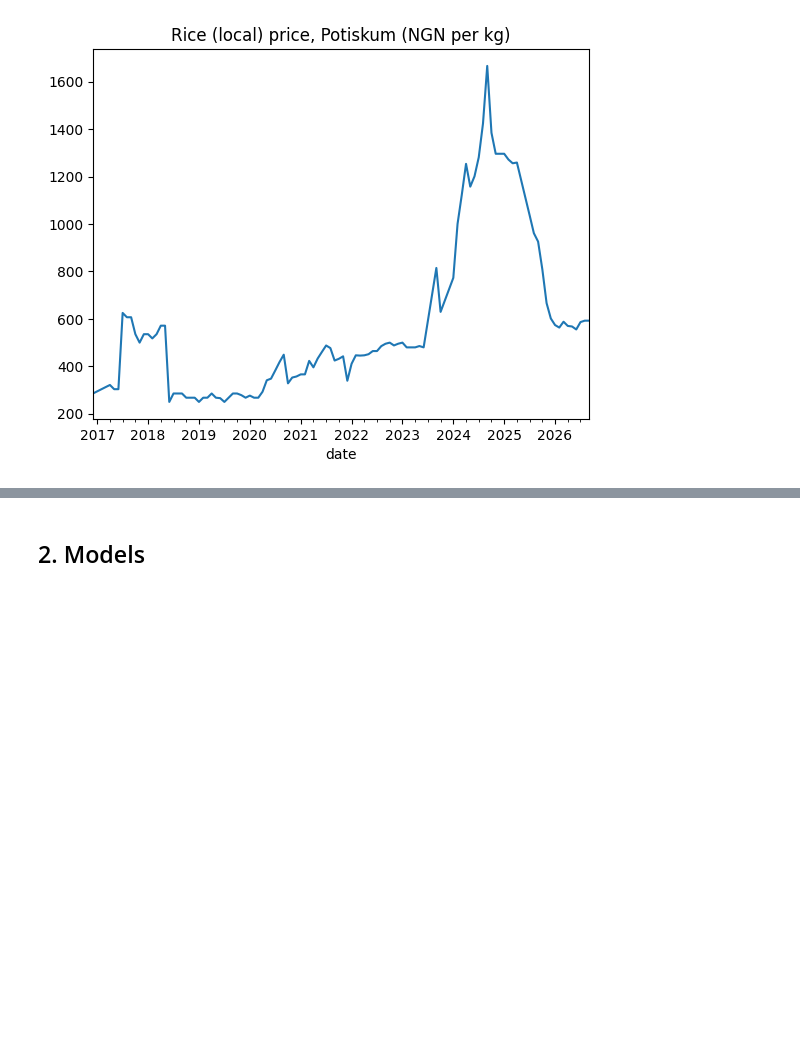
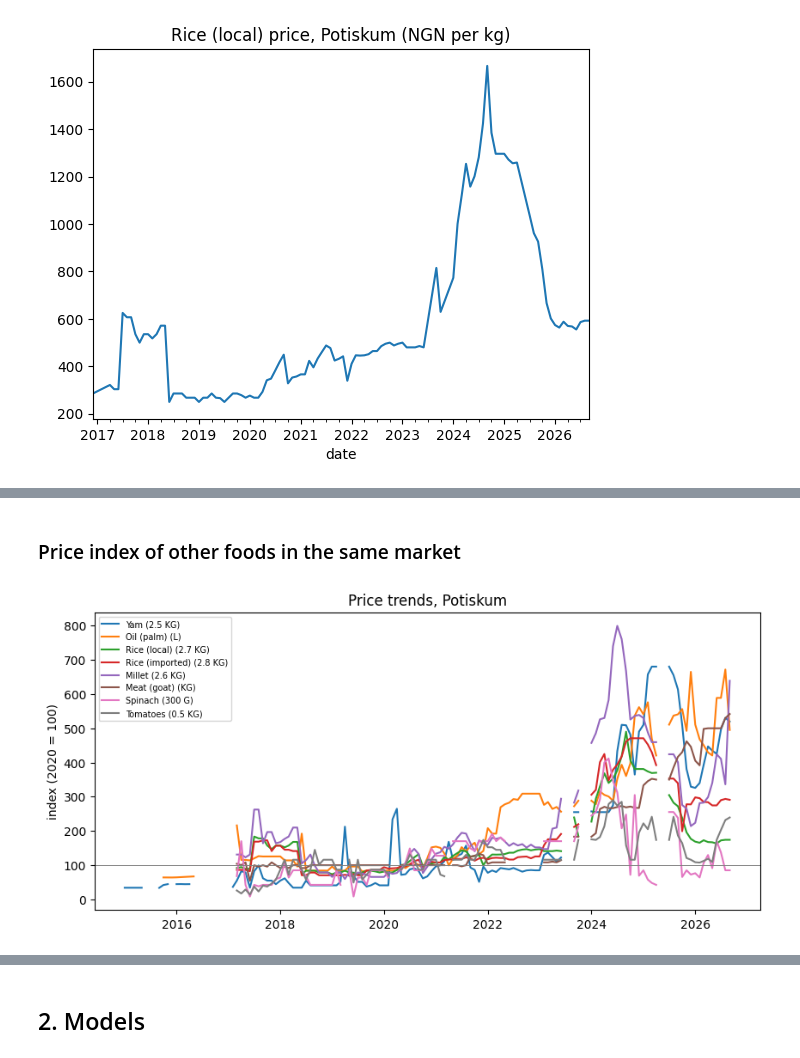
Before and after one commit to Abdu-Fareed004/Nigeria-Food-Prices-Forecasting, a Jupyter notebook: food-prices-forcasting-in-ng.ipynb, the cells around one changed output, grey strips where cells are left out. Cells and saved outputs as stored; diff of their text form; code cells hidden in the pictures; blank space fills up the shorter version.

Commit message:
Kaggle Notebook | Food Prices Forcasting in NG | Version 7

```diff
--- a/food-prices-forcasting-in-ng.ipynb
+++ b/food-prices-forcasting-in-ng.ipynb
@@ -97,0 +199,20 @@ months filled by interpolation: 8 of 118 | any NaN left: False
+# %% [markdown]
+### Price index of other foods in the same market
+# %%
+# ---- PRICE INDEX OF THE BEST-COVERED RECENT SERIES (2020 average = 100) ----
+import re
+def per_unit(u):
+    m = re.match(r'^\s*([\d.]+)?\s*(KG|G|L|ML)\s*$', str(u).strip(), re.I)
+    if not m: return None
+    n = float(m.group(1) or 1); return n/1000 if m.group(2).upper() == 'G' else (n/1000 if m.group(2).upper() == 'ML' else n)
+top = recent[recent.index.get_level_values('market') == MARKET].head(8)
+plt.figure(figsize=(10, 4.5))
+for (mk, cm, un), _ in top.iterrows():
+    sz = per_unit(un)
+    if not sz: continue
+    z = d[(d.market==mk)&(d.commodity==cm)&(d.unit==un)].set_index('date').price_ngn_per_kg.asfreq('MS')
+    base = z['2020'].mean()
+    if np.isfinite(base) and base > 0: plt.plot(z.index, 100*z/base, label=f'{cm} ({un})')
+plt.axhline(100, color='gray', lw=.7); plt.ylabel('index (2020 = 100)'); plt.title(f'Price trends, {MARKET}'); plt.legend(fontsize=7); plt.show()
+# %% [output]
+[figure, added]
```
Also changed, not shown: parts of 20 cells of this notebook.
